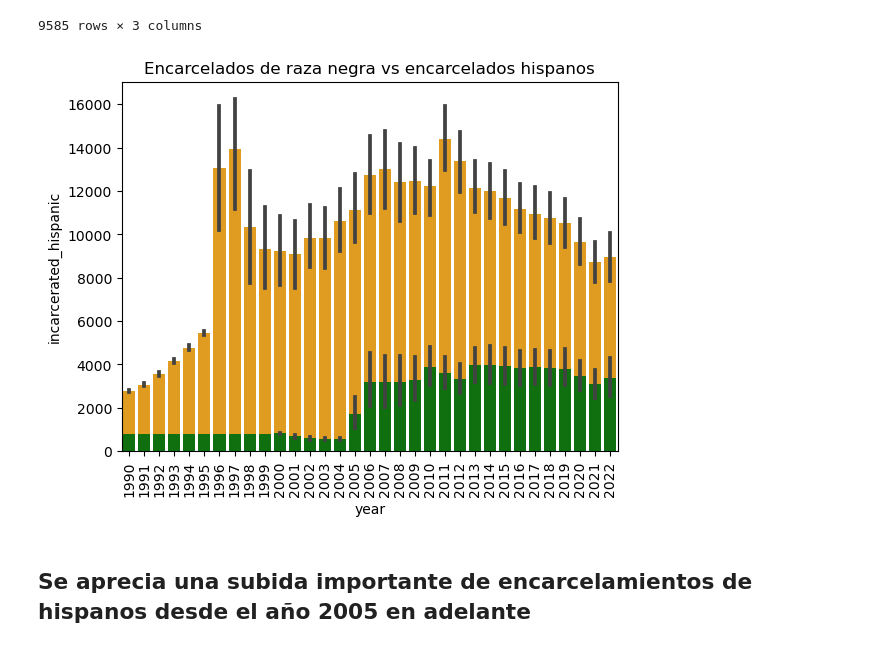
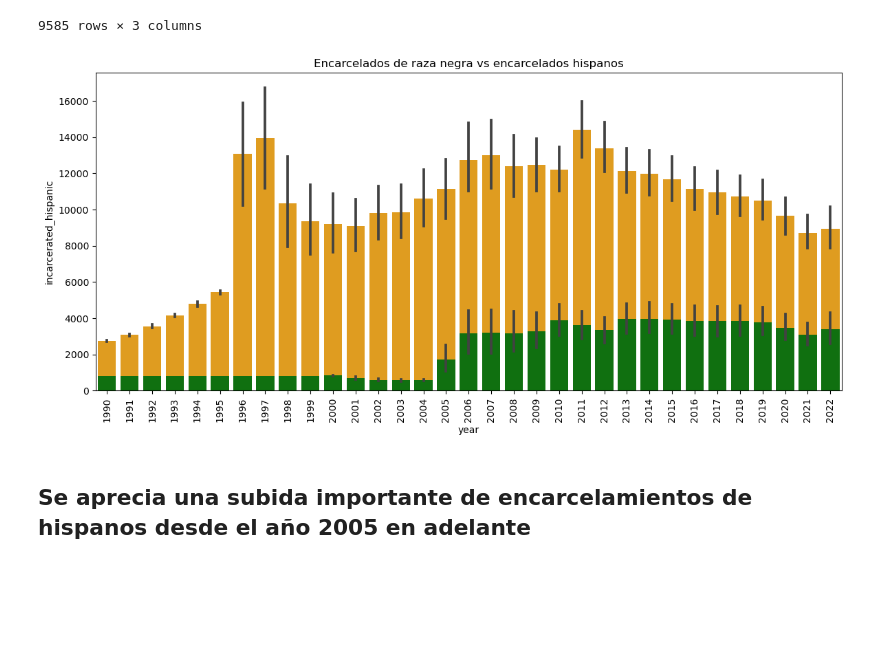
Before and after one commit to DataMasterBI/Prison_Population, a Jupyter notebook: EDA.ipynb, the cells around one changed output. Drawn from its saved outputs; the diff is of its cells as text; code cells hidden in the pictures; blank space fills up the shorter version.

```diff
--- a/EDA.ipynb
+++ b/EDA.ipynb
@@ -255,12 +264,13 @@ filtro
 | 9584 | 2022 | 60,652.00 | 790.00 |
 9585 rows × 3 columns
 # %%
+plt.figure(figsize=(14,6))
 sns.barplot(filtro, x='year', y='incarcerated_black', color='orange')
 sns.barplot(filtro, x='year', y='incarcerated_hispanic', color='green')
 plt.title('Encarcelados de raza negra vs encarcelados hispanos')
 plt.xticks(rotation=90)
 plt.show()
 # %% [output]
-[figure, old version]
+[figure, new version]
 # %% [markdown]
 ## Se aprecia una subida importante de encarcelamientos de hispanos desde el año 2005 en adelante
```
Also changed, not shown: parts of 4 cells of this notebook.
